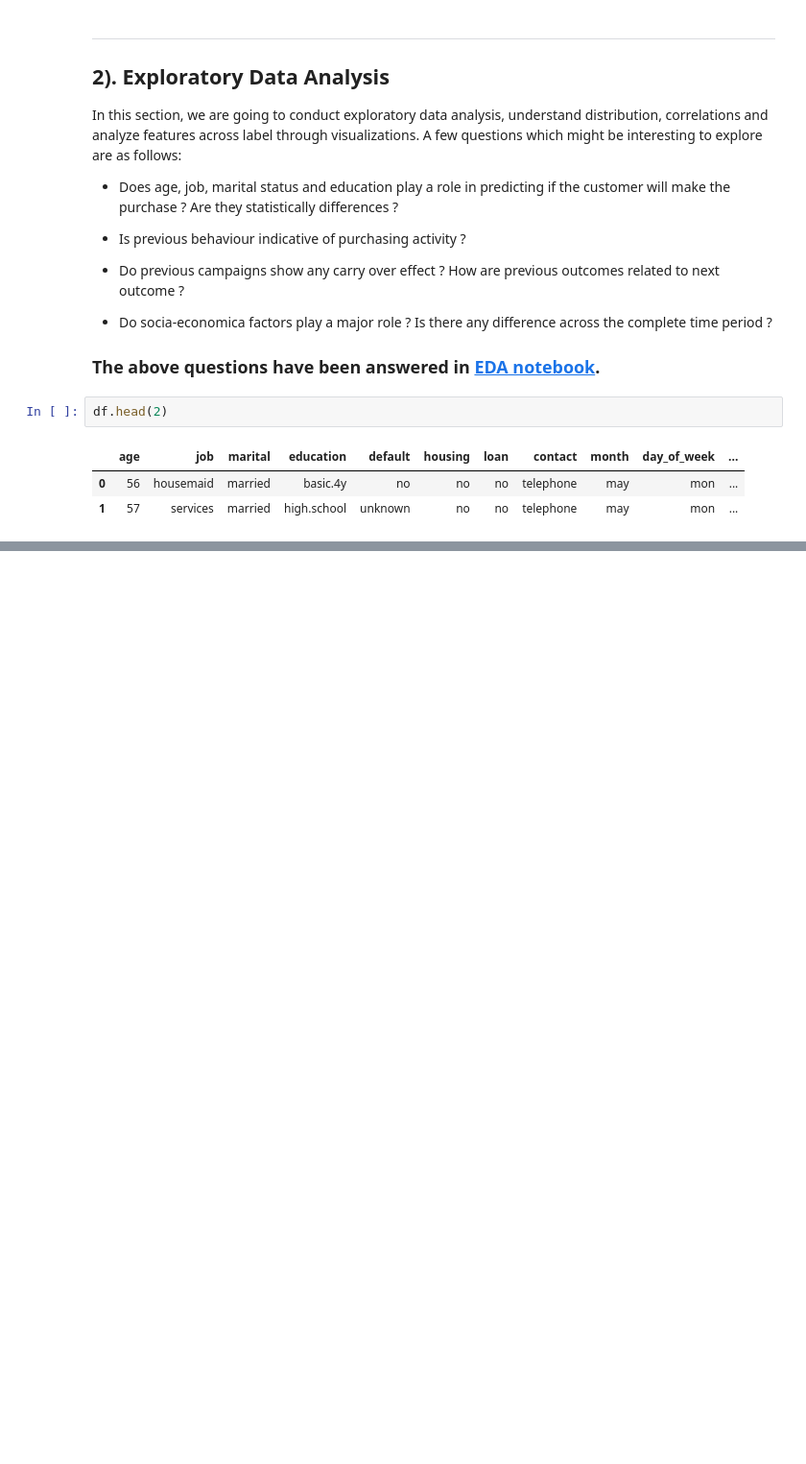
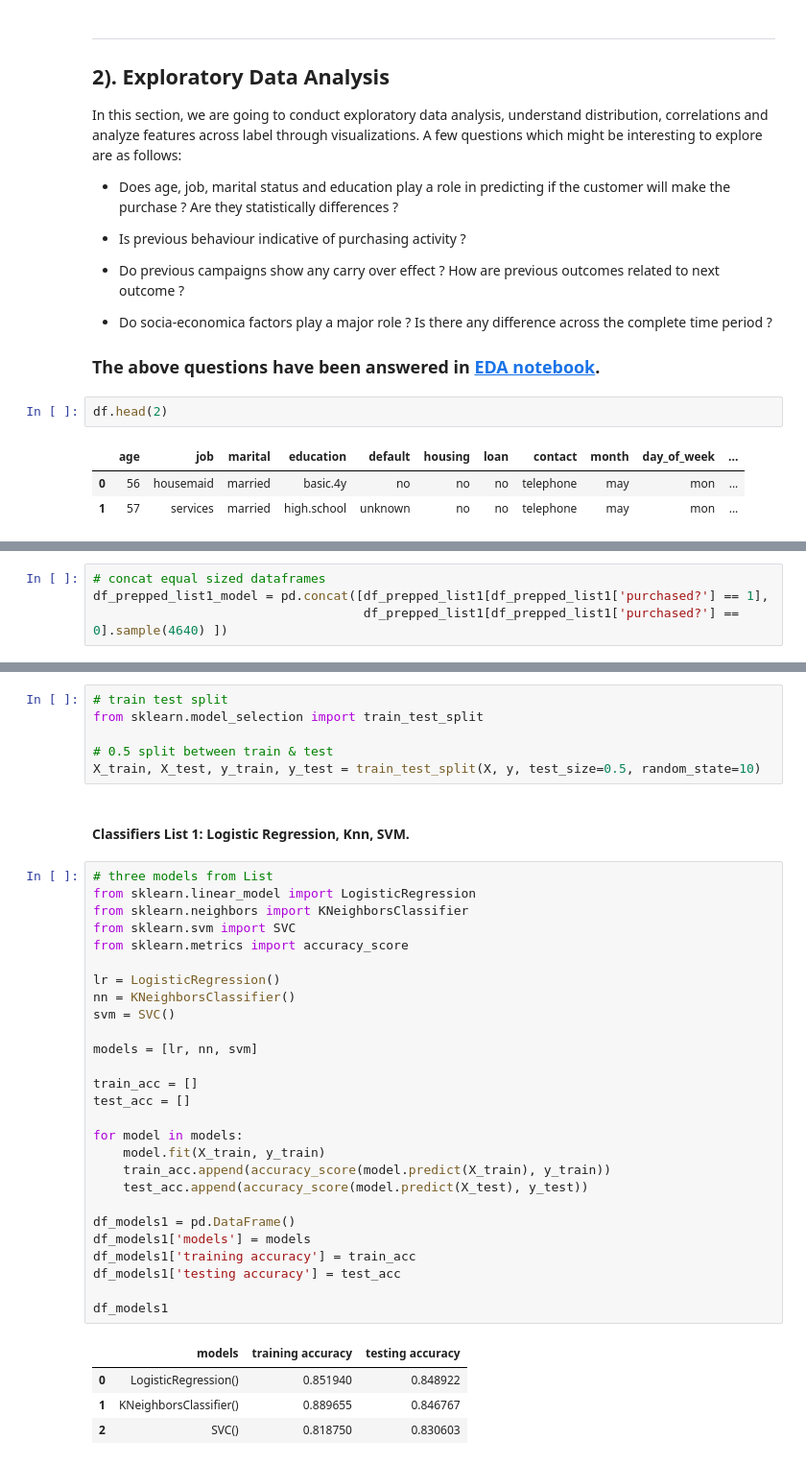
Before and after one commit to AdiVarma27/DirectMarketingPrediction, a Jupyter notebook: DirectMarketingPrediction.ipynb, the cells around one changed output, grey strips where cells are left out. Shown at 96% size. Cells and saved outputs as stored; diff of their text form; blank space fills up the shorter version.

```diff
--- a/DirectMarketingPrediction.ipynb
+++ b/DirectMarketingPrediction.ipynb
@@ -127,0 +232,4 @@ df.drop(columns='y', inplace=True)
+# %%
+# concat equal sized dataframes
+df_prepped_list1_model = pd.concat([df_prepped_list1[df_prepped_list1['purchased?'] == 1],
+                                    df_prepped_list1[df_prepped_list1['purchased?'] == 0].sample(4640) ])
@@ -127,0 +263,40 @@ df.drop(columns='y', inplace=True)
+# %%
+# train test split
+from sklearn.model_selection import train_test_split
+
+# 0.5 split between train & test
+X_train, X_test, y_train, y_test = train_test_split(X, y, test_size=0.5, random_state=10)
+# %% [markdown]
+#### Classifiers List 1: Logistic Regression, Knn, SVM.
+# %%
+# three models from List
+from sklearn.linear_model import LogisticRegression
+from sklearn.neighbors import KNeighborsClassifier
+from sklearn.svm import SVC
+from sklearn.metrics import accuracy_score
+
+lr = LogisticRegression()
+nn = KNeighborsClassifier()
+svm = SVC()
+
+models = [lr, nn, svm]
+
+train_acc = []
+test_acc = []
+
+for model in models:
+    model.fit(X_train, y_train)
+    train_acc.append(accuracy_score(model.predict(X_train), y_train))
+    test_acc.append(accuracy_score(model.predict(X_test), y_test))
+
+df_models1 = pd.DataFrame()
+df_models1['models'] = models
+df_models1['training accuracy'] = train_acc
+df_models1['testing accuracy'] = test_acc
+
+df_models1
+# %% [output]
+|  | models | training accuracy | testing accuracy |
+| 0 | LogisticRegression() | 0.851940 | 0.848922 |
+| 1 | KNeighborsClassifier() | 0.889655 | 0.846767 |
+| 2 | SVC() | 0.818750 | 0.830603 |
```
Also changed, not shown: parts of 23 cells of this notebook.
